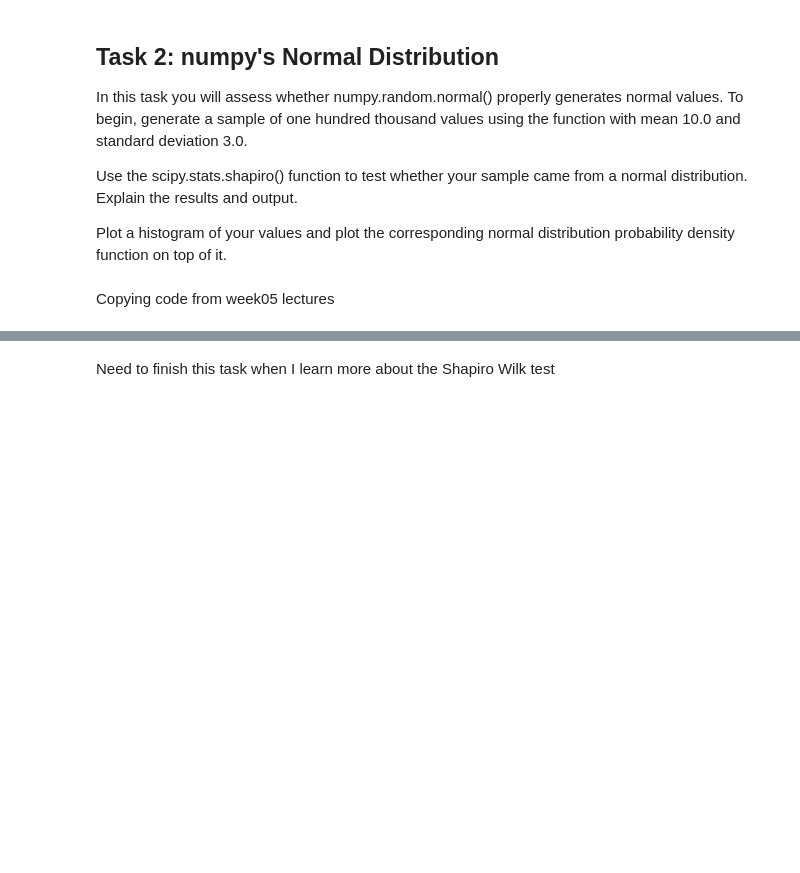
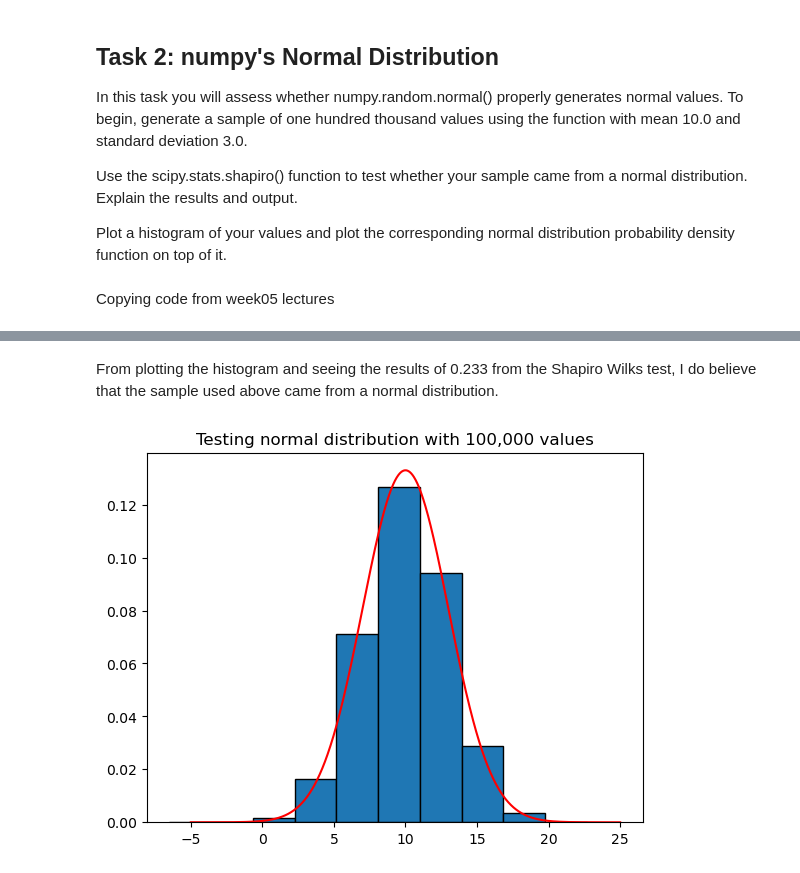
Before and after one commit to joannefeeney/applied_statistics, a Jupyter notebook: tasks.ipynb, the cells around one changed output, grey strips where cells are left out. Cells and saved outputs as stored; diff of their text form; code cells hidden in the pictures; blank space fills up the shorter version.

Commit message:
Starting task 03

```diff
--- a/tasks.ipynb
+++ b/tasks.ipynb
@@ -317,2 +317,22 @@ ShapiroResult(statistic=0.9999575455235173, pvalue=0.23312210398593242)
-# %% [markdown]
-Need to finish this task when I learn more about the Shapiro Wilk test
+# %% [markdown]
+From plotting the histogram and seeing the results of 0.233 from the Shapiro Wilks test, I do believe that the sample used above came from a normal distribution.
+# %%
+# Create a blank plot
+fig, ax = plt.subplots()
+
+# Create a histogram
+ax.hist(data, edgecolor='black', density=True);
+
+# Plot the corresponding normal distribution probability density function
+# Created using help from Github co-pilot
+# Create an x axis
+x = np.linspace(-5, 25, 1000)
+# Create a y axis
+y = stats.norm.pdf(x, loc=10.0, scale=3.0)
+# Plot
+ax.plot(x, y, color='red');
+
+# Add title
+ax.set_title(f'Testing normal distribution with 100,000 values');
+# %% [output]
+[figure, added]
```
Also changed, not shown: parts of 9 cells of this notebook.
